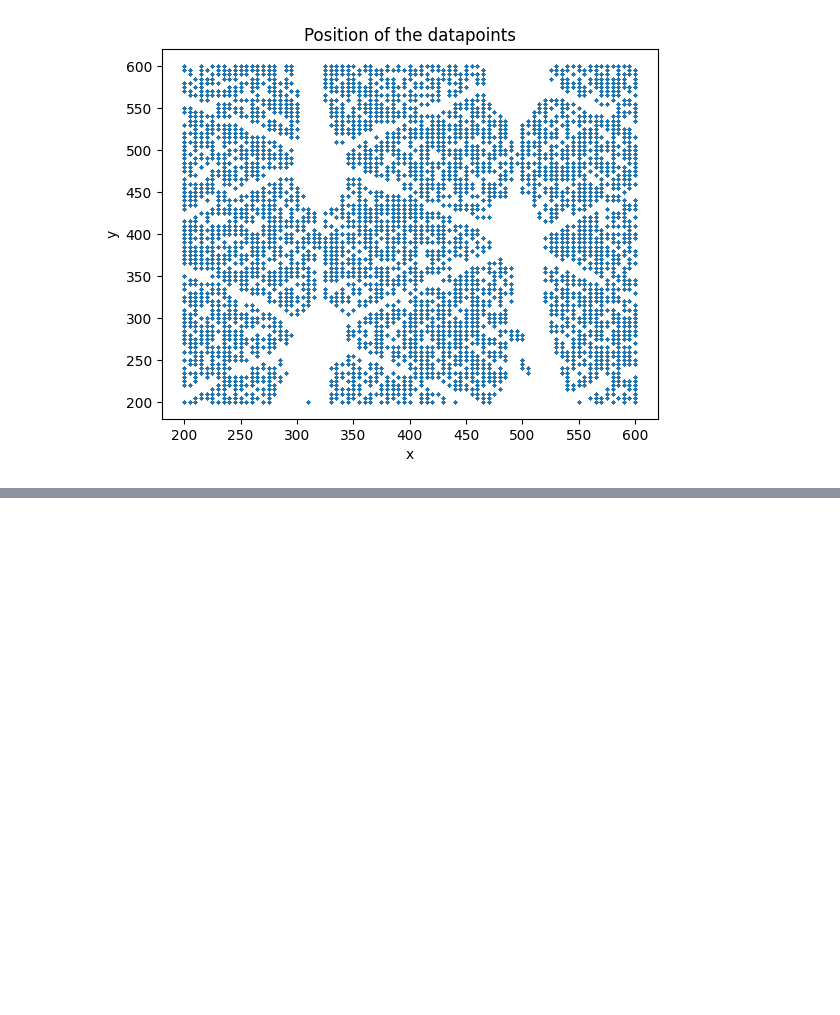
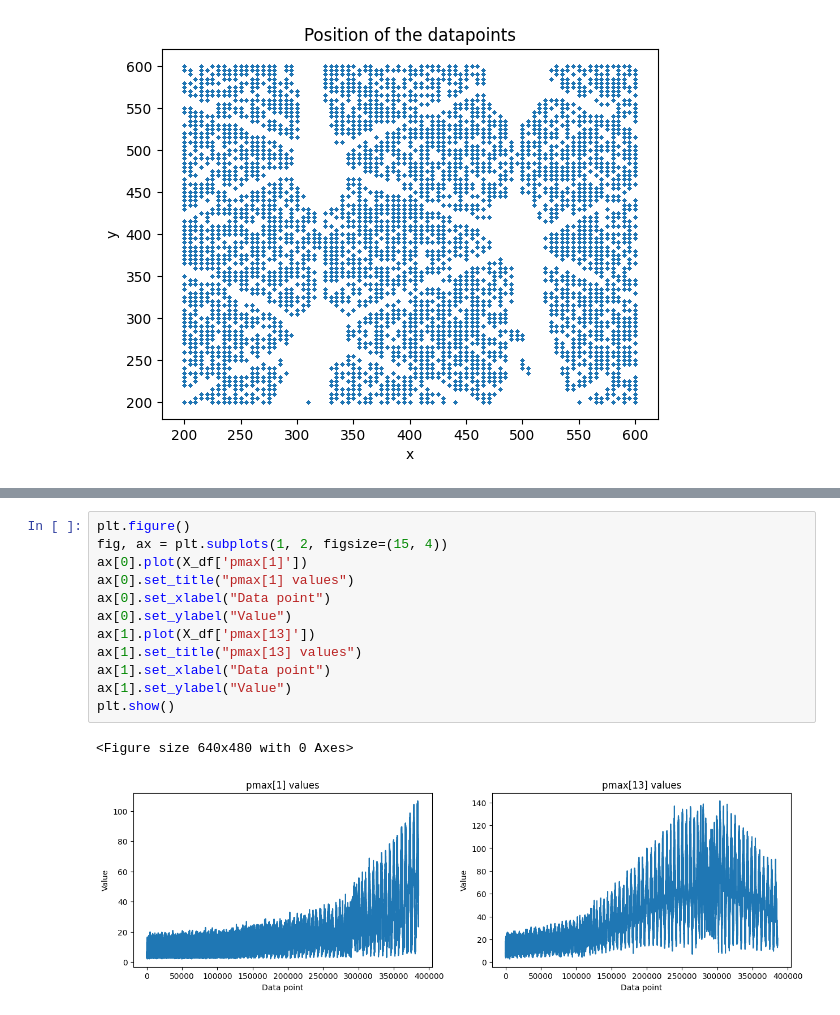
Before and after one commit to marcomag416/dslWinterProject, a Jupyter notebook: dslWinterProject.ipynb, the cells around one changed output, grey strips where cells are left out. Drawn from its saved outputs; the diff is of its cells as text; blank space fills up the shorter version.

```diff
--- a/dslWinterProject.ipynb
+++ b/dslWinterProject.ipynb
@@ -53,0 +81,15 @@ dataset.plot.scatter("x", "y", alpha=0.1, s=2, title="Position of the datapoints
+# %%
+plt.figure()
+fig, ax = plt.subplots(1, 2, figsize=(15, 4))
+ax[0].plot(X_df['pmax[1]'])
+ax[0].set_title("pmax[1] values")
+ax[0].set_xlabel("Data point")
+ax[0].set_ylabel("Value")
+ax[1].plot(X_df['pmax[13]'])
+ax[1].set_title("pmax[13] values")
+ax[1].set_xlabel("Data point")
+ax[1].set_ylabel("Value")
+plt.show()
+# %% [output]
+<Figure size 640x480 with 0 Axes>
+[figure, added]
```
Also changed, not shown: parts of 4 cells of this notebook.
